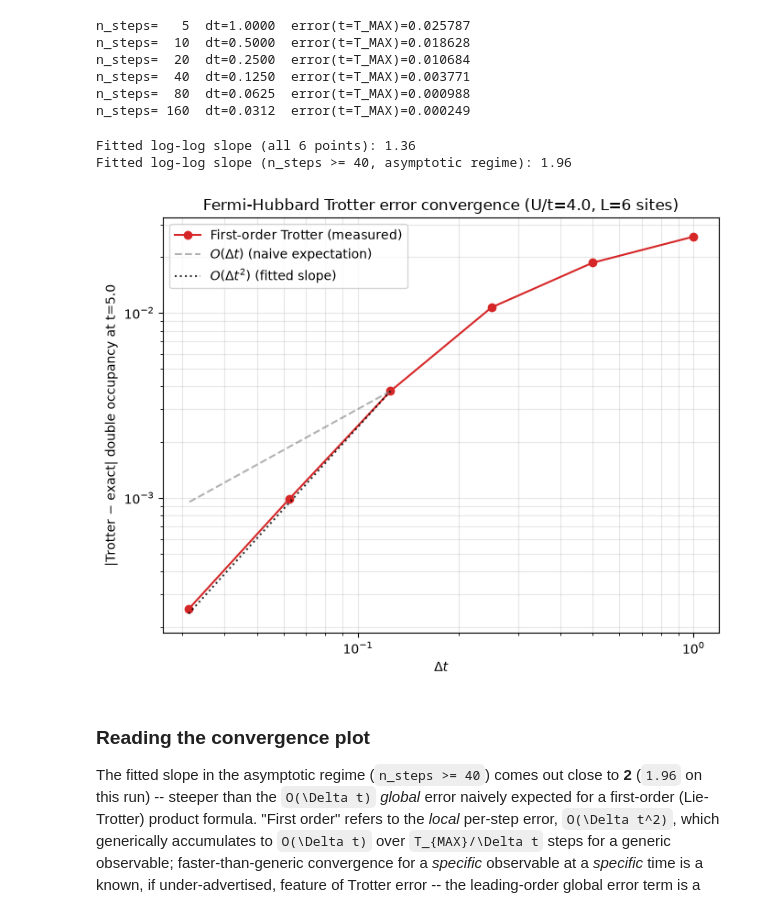
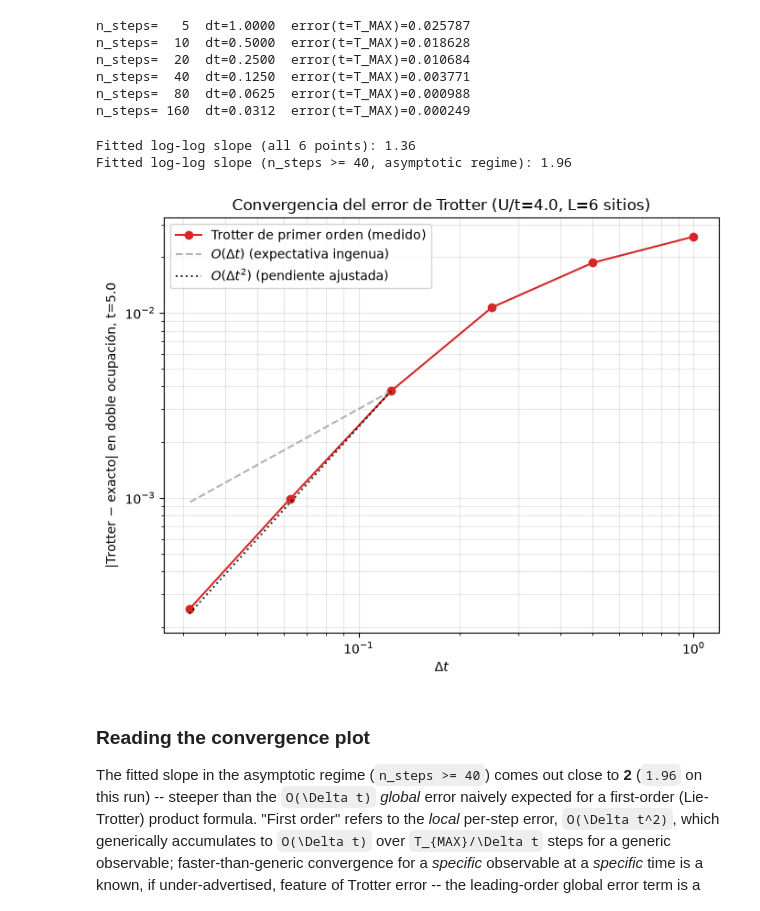
Before and after one commit to Luis1Corado/Quantathon-CR-2026-Challenge-3, a Jupyter notebook: FermiHubbard2D_ED_Trotter_VQE.ipynb, the cells around one changed output. Drawn from its saved outputs; the diff is of its cells as text; code cells hidden in the pictures.

```diff
--- a/FermiHubbard2D_ED_Trotter_VQE.ipynb
+++ b/FermiHubbard2D_ED_Trotter_VQE.ipynb
@@ -605,30 +612,30 @@ for U in U_QUENCH_VALUES:
     fig, axes = plt.subplots(1, 2, figsize=(11, 4.5), sharex=True)
 
     axes[0].plot(exact_data["t"], exact_data["double_occ"], "-", color="black",
-                 label="Exact (ED)", linewidth=2)
+                 label="Exacto (ED)", linewidth=2)
     axes[0].plot(trotter_data["t"], trotter_data["double_occ"], "o", color="crimson",
                  label=f"Trotter ({N_SHOTS} shots)", markersize=5)
-    axes[0].axhline(0.25, color="gray", ls=":", lw=1, label="U=0 ground state")
-    axes[0].set_xlabel("Time (1/t)"); axes[0].set_ylabel(r"$\langle n_\uparrow n_\downarrow \rangle$")
-    axes[0].set_title("Double occupancy (doublon decay)")
+    axes[0].axhline(0.25, color="gray", ls=":", lw=1, label="estado base U=0")
+    axes[0].set_xlabel("Tiempo (1/t)"); axes[0].set_ylabel(r"$\langle n_\uparrow n_\downarrow \rangle$")
+    axes[0].set_title("Doble ocupación (decaimiento de doblones)")
     axes[0].legend(fontsize=8)
 
     axes[1].plot(exact_data["t"], exact_data["leg0_occ"], "-", color="tab:blue",
-                 label="leg y=0 (exact)", linewidth=2)
+                 label="pierna y=0 (exacto)", linewidth=2)
     axes[1].plot(exact_data["t"], exact_data["leg1_occ"], "-", color="tab:orange",
-                 label="leg y=1 (exact)", linewidth=2)
+                 label="pierna y=1 (exacto)", linewidth=2)
     axes[1].plot(trotter_data["t"], trotter_data["leg0_occ"], "o", color="tab:blue",
                  markersize=4, fillstyle="none")
     axes[1].plot(trotter_data["t"], trotter_data["leg1_occ"], "s", color="tab:orange",
                  markersize=4, fillstyle="none")
     axes[1].axhline((N_UP_HALF + N_DOWN_HALF) / 2, color="gray", ls=":", lw=1,
-                     label="balanced (N/2)")
-    axes[1].set_xlabel("Time (1/t)"); axes[1].set_ylabel("Total occupation on leg")
-    axes[1].set_title("Charge redistribution across rungs")
+                     label="equilibrio (N/2)")
+    axes[1].set_xlabel("Tiempo (1/t)"); axes[1].set_ylabel("Ocupación total de la pierna")
+    axes[1].set_title("Redistribución de carga entre piernas")
     axes[1].legend(fontsize=8)
 
-    fig.suptitle(f"Fermi-Hubbard doublon-decay quench: U/t={U}, dt={DT:.3f} (Trotter vs. exact)")
+    fig.suptitle(f"Quench de decaimiento de doblones: U/t={U}, Δt={DT:.3f} (Trotter vs. exacto)")
     fig.tight_layout()
-    fig.savefig(f"fermi_hubbard_quench_U{U}_trotter_vs_exact.png", dpi=150)
+    fig.savefig(f"fermi_hubbard_quench_U{U}_trotter_vs_exact.png", dpi=300)
     plt.show()
 # %% [output]
@@ -707,35 +714,35 @@ n_steps= 160  dt=0.0312  error(t=T_MAX)=0.000249
 # %%
 def fit_loglog_slope(dt, error):
     slope, intercept = np.polyfit(np.log(dt), np.log(error), 1)
     return slope, intercept
 
 
 slope_all, _ = fit_loglog_slope(trotter_error["dt"], trotter_error["error"])
 slope_asymptotic, _ = fit_loglog_slope(trotter_error["dt"][-3:], trotter_error["error"][-3:])
 print(f"Fitted log-log slope (all 6 points): {slope_all:.2f}")
 print(f"Fitted log-log slope (n_steps >= 40, asymptotic regime): {slope_asymptotic:.2f}")
 
 fig, ax = plt.subplots(figsize=(7, 5.5))
 ax.loglog(trotter_error["dt"], trotter_error["error"], "o-", color="#d62728",
-          label="First-order Trotter (measured)")
+          label="Trotter de primer orden (medido)")
 
 dt_ref = trotter_error["dt"][-3:]
 ax.loglog(dt_ref, trotter_error["error"][-3] * (dt_ref / dt_ref[0]) ** 1, "--", color="gray",
-          alpha=0.6, label=r"$O(\Delta t)$ (naive expectation)")
+          alpha=0.6, label=r"$O(\Delta t)$ (expectativa ingenua)")
 ax.loglog(dt_ref, trotter_error["error"][-3] * (dt_ref / dt_ref[0]) ** 2, ":", color="black",
-          alpha=0.8, label=r"$O(\Delta t^2)$ (fitted slope)")
+          alpha=0.8, label=r"$O(\Delta t^2)$ (pendiente ajustada)")
 
 ax.set_xlabel(r"$\Delta t$")
-ax.set_ylabel(f"|Trotter $-$ exact| double occupancy at t={T_MAX}")
-ax.set_title(f"Fermi-Hubbard Trotter error convergence (U/t={U_FOR_ERROR_SCAN}, L={L} sites)")
+ax.set_ylabel(f"|Trotter $-$ exacto| en doble ocupación, t={T_MAX}")
+ax.set_title(f"Convergencia del error de Trotter (U/t={U_FOR_ERROR_SCAN}, L={L} sitios)")
 ax.legend(); ax.grid(alpha=0.3, which="both")
 fig.tight_layout()
-fig.savefig("fermi_hubbard_trotter_error_convergence.png", dpi=150)
+fig.savefig("fermi_hubbard_trotter_error_convergence.png", dpi=300)
 plt.show()
 # %% [output]
 Fitted log-log slope (all 6 points): 1.36
 Fitted log-log slope (n_steps >= 40, asymptotic regime): 1.96
-[figure, old version]
+[figure, new version]
 # %% [markdown]
 ### Reading the convergence plot
 
```
Also changed, not shown: parts of 6 cells of this notebook, 12 other files.
